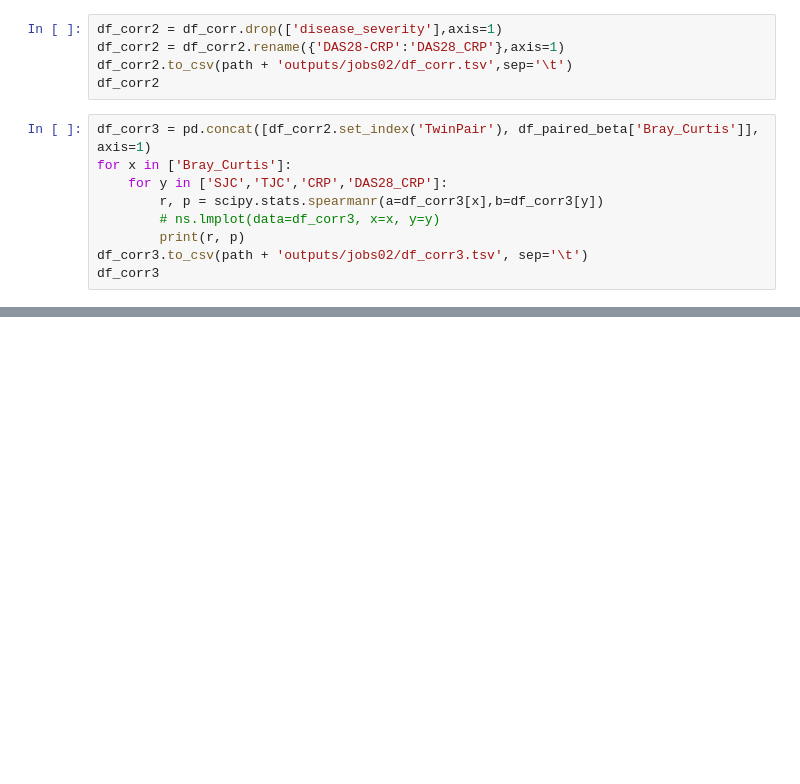
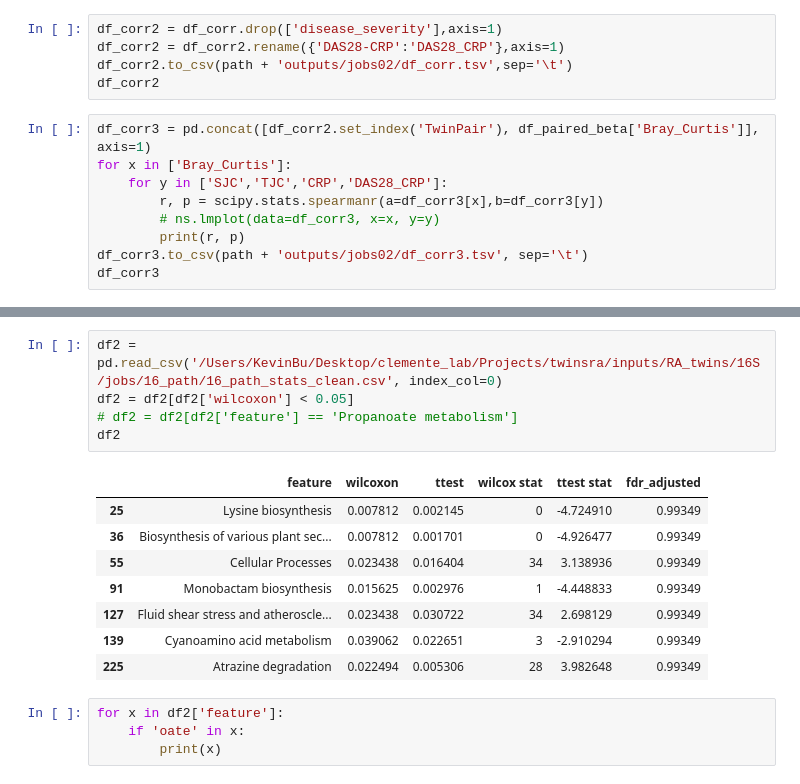
Before and after one commit to kbpi314/twinsra, a Jupyter notebook: code/twinsra_v5.ipynb, the cells around one changed output, grey strips where cells are left out. Cells and saved outputs as stored; diff of their text form; blank space fills up the shorter version.

```diff
--- a/code/twinsra_v5.ipynb
+++ b/code/twinsra_v5.ipynb
@@ -3072,0 +3281,18 @@ df_lp
+# %%
+df2 = pd.read_csv('/Users/KevinBu/Desktop/clemente_lab/Projects/twinsra/inputs/RA_twins/16S/jobs/16_path/16_path_stats_clean.csv', index_col=0)
+df2 = df2[df2['wilcoxon'] < 0.05]
+# df2 = df2[df2['feature'] == 'Propanoate metabolism']
+df2
+# %% [output]
+|  | feature | wilcoxon | ttest | wilcox stat | ttest stat | fdr_adjusted |
+| 25 | Lysine biosynthesis | 0.007812 | 0.002145 | 0 | -4.724910 | 0.99349 |
+| 36 | Biosynthesis of various plant sec... | 0.007812 | 0.001701 | 0 | -4.926477 | 0.99349 |
+| 55 | Cellular Processes | 0.023438 | 0.016404 | 34 | 3.138936 | 0.99349 |
+| 91 | Monobactam biosynthesis | 0.015625 | 0.002976 | 1 | -4.448833 | 0.99349 |
+| 127 | Fluid shear stress and atheroscle... | 0.023438 | 0.030722 | 34 | 2.698129 | 0.99349 |
+| 139 | Cyanoamino acid metabolism | 0.039062 | 0.022651 | 3 | -2.910294 | 0.99349 |
+| 225 | Atrazine degradation | 0.022494 | 0.005306 | 28 | 3.982648 | 0.99349 |
+# %%
+for x in df2['feature']:
+    if 'oate' in x:
+        print(x)
```
Also changed, not shown: parts of 12 cells of this notebook, 7 other files.
